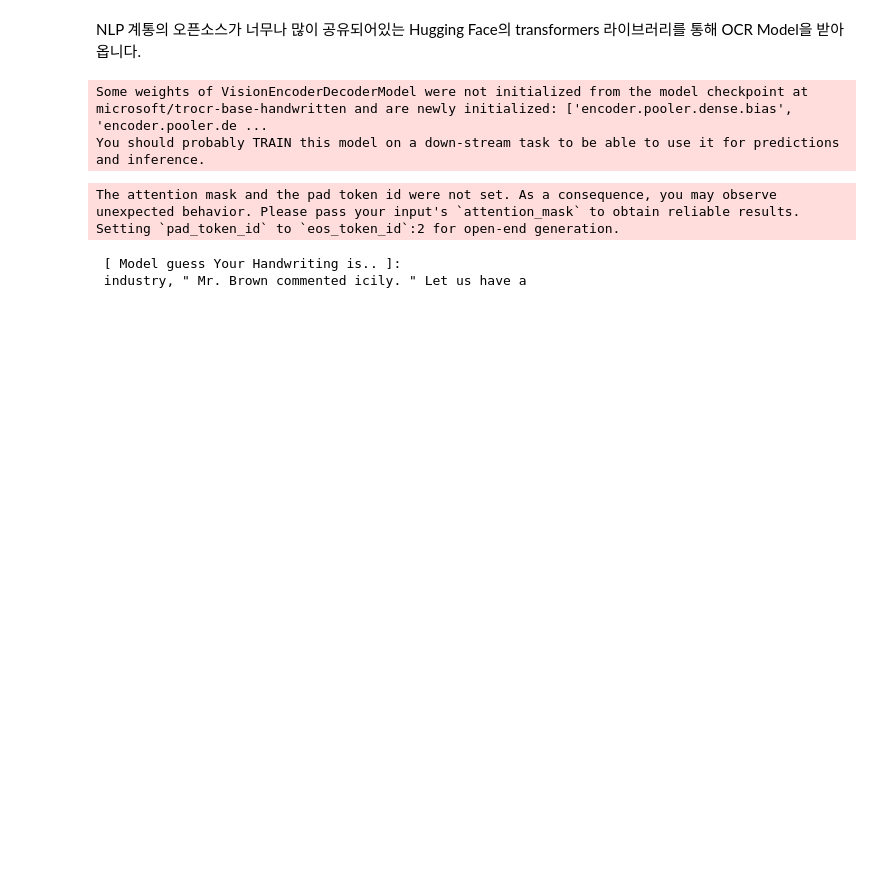
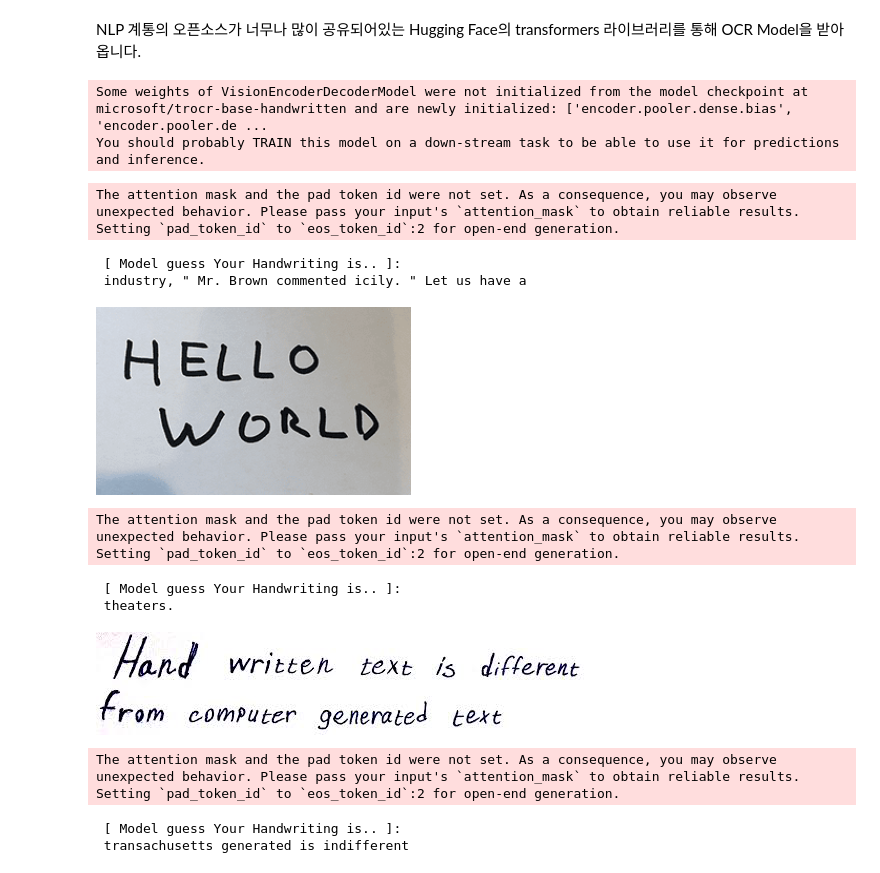
Before and after one commit to purang2/GPT, a Jupyter notebook: BrainAILab-NLP-Study/BrainAILab_GPT_baseline_ver2_Image-Captioning.ipynb, the cells around one changed output. Drawn from its saved outputs; the diff is of its cells as text; code cells hidden in the pictures; blank space fills up the shorter version.

```diff
--- a/BrainAILab-NLP-Study/BrainAILab_GPT_baseline_ver2_Image-Captioning.ipynb
+++ b/BrainAILab-NLP-Study/BrainAILab_GPT_baseline_ver2_Image-Captioning.ipynb
@@ -354,3 +354,30 @@ The attention mask and the pad token id were not set. As a consequence, you may
 Setting `pad_token_id` to `eos_token_id`:2 for open-end generation.
  [ Model guess Your Handwriting is.. ]:
  industry, " Mr. Brown commented icily. " Let us have a
+# %%
+
+img2 = Image.open('hello.PNG').convert("RGB")
+display(img2)
+# %% [output]
+[figure, added]
+# %%
+
+print(f"\n\n [ Model guess Your Handwriting is.. ]: \n {ocr_image(img2)}")
+# %% [output]
+The attention mask and the pad token id were not set. As a consequence, you may observe unexpected behavior. Please pass your input's `attention_mask` to obtain reliable results.
+Setting `pad_token_id` to `eos_token_id`:2 for open-end generation.
+ [ Model guess Your Handwriting is.. ]:
+ theaters.
+# %%
+img3 = Image.open('HAND.jpg').convert("RGB")
+display(img3)
+# %% [output]
+[figure, added]
+# %%
+
+print(f"\n\n [ Model guess Your Handwriting is.. ]: \n {ocr_image(img3)}")
+# %% [output]
+The attention mask and the pad token id were not set. As a consequence, you may observe unexpected behavior. Please pass your input's `attention_mask` to obtain reliable results.
+Setting `pad_token_id` to `eos_token_id`:2 for open-end generation.
+ [ Model guess Your Handwriting is.. ]:
+ transachusetts generated is indifferent
```
Also changed, not shown: parts of 3 cells of this notebook, 8 other files.
